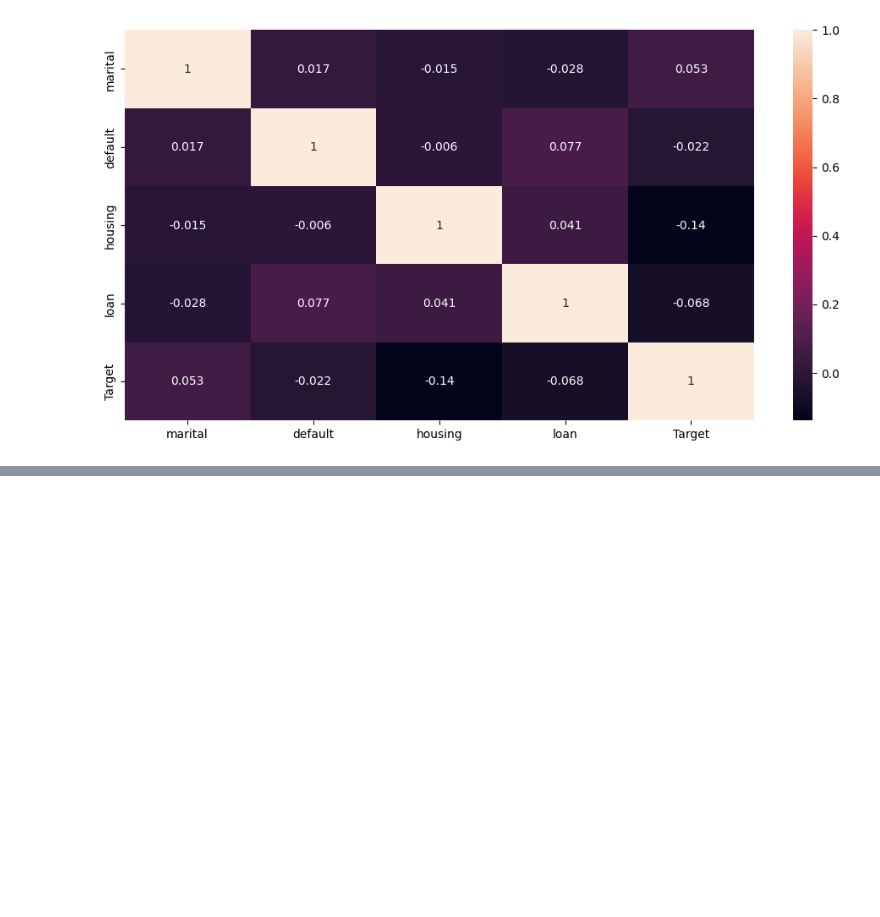
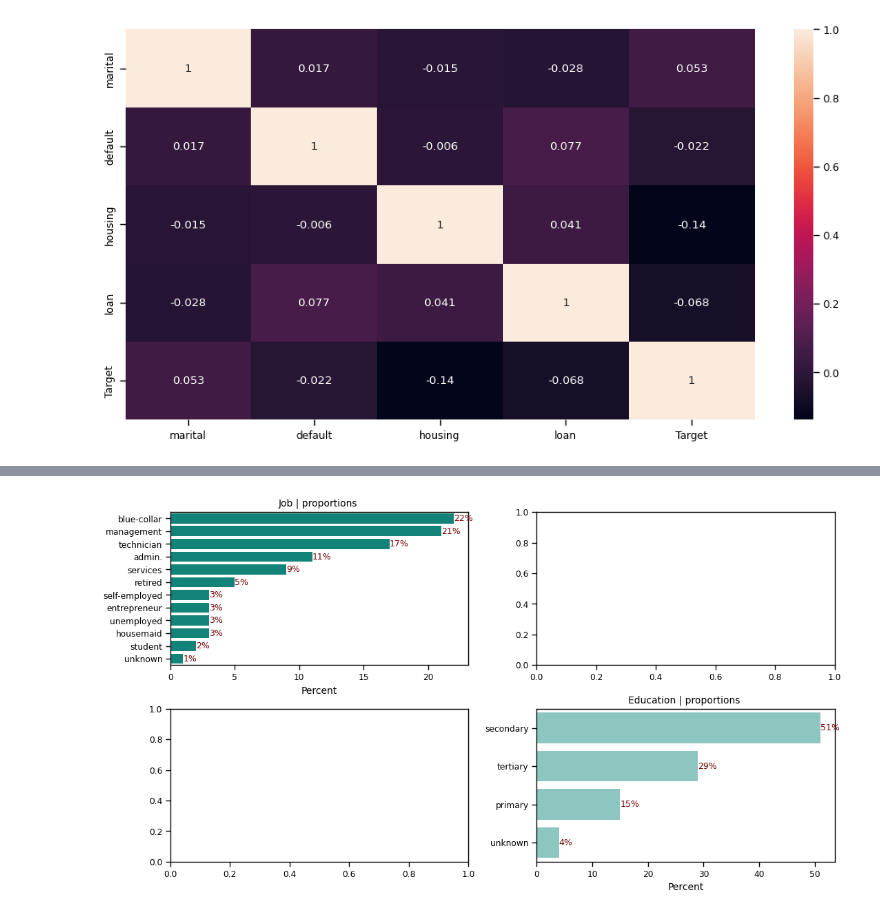
Before and after one commit to insreeraj/ICT_Assignments, a Jupyter notebook: FinalProject/Bank.ipynb, the cells around one changed output, grey strips where cells are left out. Cells and saved outputs as stored; diff of their text form; code cells hidden in the pictures; blank space fills up the shorter version.

```diff
--- a/FinalProject/Bank.ipynb
+++ b/FinalProject/Bank.ipynb
@@ -376,0 +396,37 @@ plt.show()
+# %%
+def counts_plot(y_var, col="w", ax=None):
+    y_var_counts = (
+        df.loc[:, y_var]
+        .value_counts()
+        .reset_index()
+        .rename(columns={"index": y_var, y_var: "counts"})
+        .assign(
+            percent=lambda df_: (df_["counts"] / df_["counts"].sum()).round(2) * 100
+        )
+    )
+    sns.set_context("paper")
+    ax0 = sns.barplot(
+        data=y_var_counts,
+        x="percent",
+        y=y_var,
+        color=col,
+        ax=ax,
+        order=y_var_counts[y_var],
+    )
+    values1 = ax0.containers[0].datavalues
+    labels = ["{:g}%".format(val) for val in values1]
+    ax0.bar_label(ax0.containers[0], labels=labels, fontsize=9, color="#740405")
+    ax0.set_ylabel("")
+    ax0.set_xlabel("Percent", fontsize=10)
+    ax0.set_title(str.title(y_var) + " | proportions ", fontsize=10)
+    return
+# %%
+fig, ((ax1,ax2), (ax3,ax4)) = plt.subplots(2,2, figsize=(11, 6))
+counts_plot("job", ax=ax1, col="#009688")
+#counts_plot("housing", ax=ax2, col="#35a79c")
+#counts_plot("marital", ax=ax3, col="#54b2a9")
+counts_plot("education", ax=ax4, col="#83d0c9")
+fig.tight_layout()
+plt.show()
+# %% [output]
+[figure, added]
```
Also changed, not shown: parts of 49 cells of this notebook.
